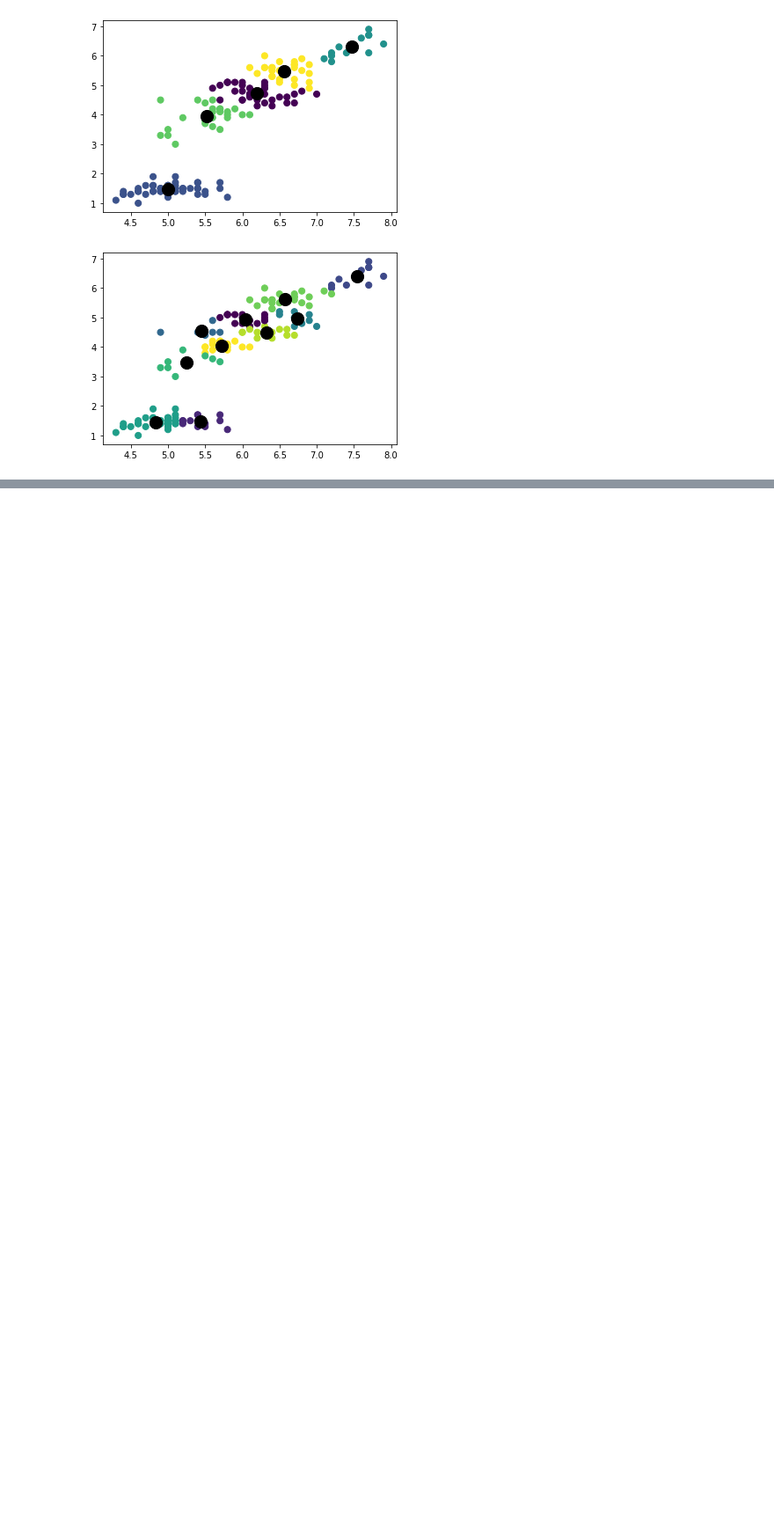
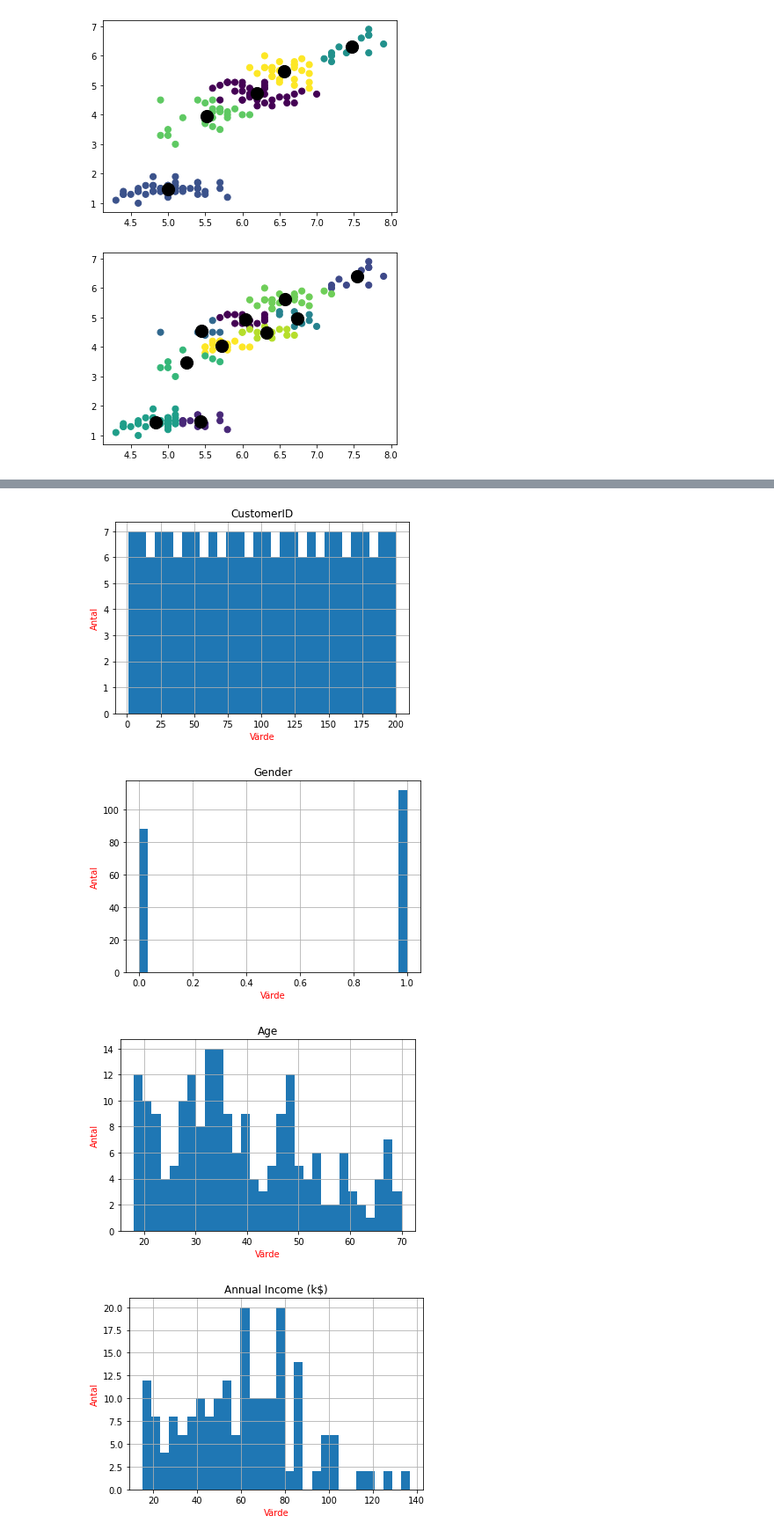
Before and after one commit to Ahmad223455322/Deep-la-rning-Linja-r_reg, a Jupyter notebook: Ahmad_Zarzar_kmeans2.ipynb, the cells around one changed output, grey strips where cells are left out. Shown at 88% size. Cells and saved outputs as stored; diff of their text form; code cells hidden in the pictures; blank space fills up the shorter version.

```diff
--- a/Ahmad_Zarzar_kmeans2.ipynb
+++ b/Ahmad_Zarzar_kmeans2.ipynb
@@ -174,0 +253,11 @@ for h in n_culster:
+# %%
+lis=[['CustomerID'],['Gender'],['Age'],['Annual Income (k$)'],['Spending Score (1-100)']]
+for t in lis:
+    mall_customer_data[t].hist(bins=30)
+    plt.xlabel('Värde',color='red')
+    plt.ylabel('Antal',color='red')
+# %% [output]
+[figure, added]
+[figure, added]
+[figure, added]
+[figure, added]
```
Also changed, not shown: parts of 37 cells of this notebook, 3 other files.
